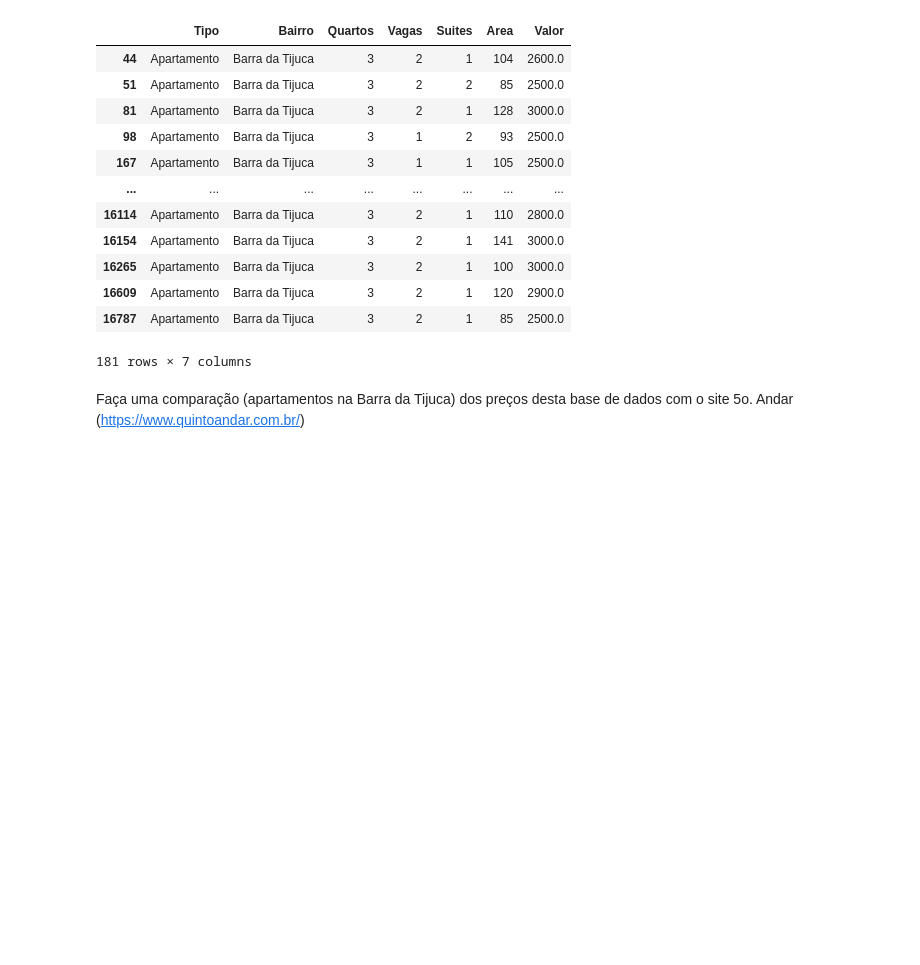
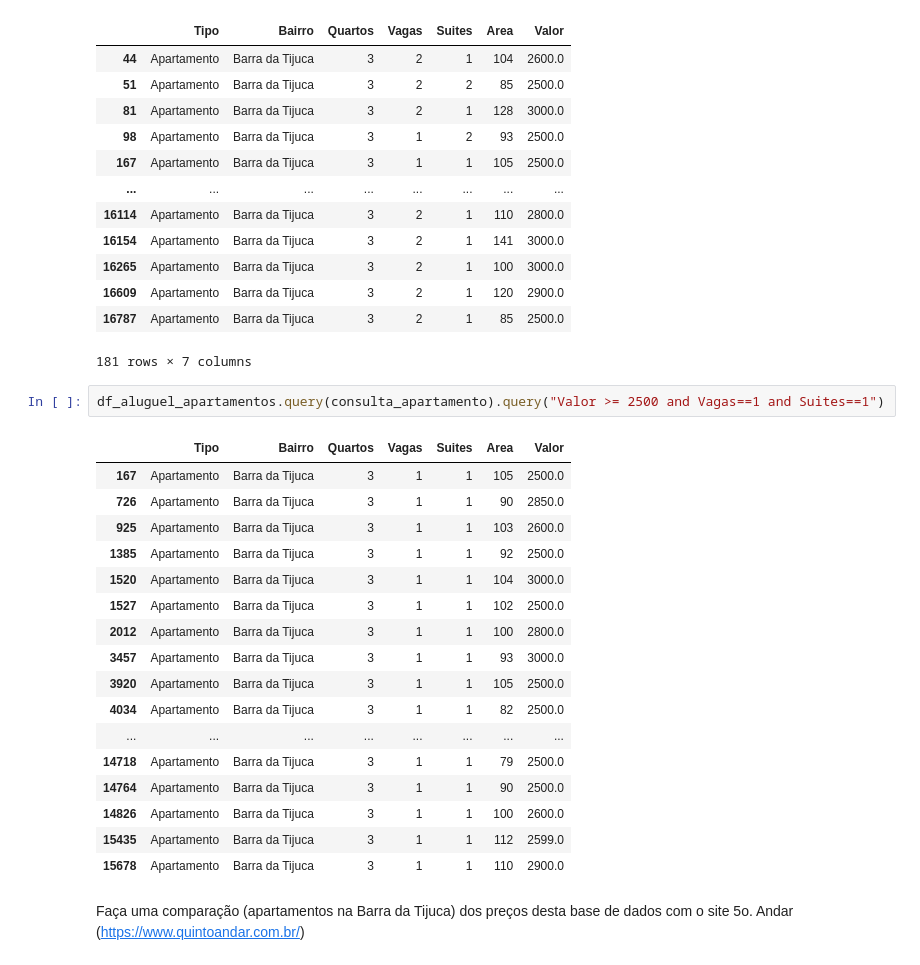
Before and after one commit to armandossrecife/lp20232, a Jupyter notebook: analise_alugueis_rj_2020.ipynb, the cells around one changed output. Drawn from its saved outputs; the diff is of its cells as text; blank space fills up the shorter version.

```diff
--- a/analise_alugueis_rj_2020.ipynb
+++ b/analise_alugueis_rj_2020.ipynb
@@ -577,5 +671,25 @@ df_aluguel_apartamentos.query(consulta_apartamento).query("Valor >= 2500")
 | 16609 | Apartamento | Barra da Tijuca | 3 | 2 | 1 | 120 | 2900.0 |
 | 16787 | Apartamento | Barra da Tijuca | 3 | 2 | 1 | 85 | 2500.0 |
 181 rows × 7 columns
+# %%
+df_aluguel_apartamentos.query(consulta_apartamento).query("Valor >= 2500 and Vagas==1 and Suites==1")
+# %% [output]
+|  | Tipo | Bairro | Quartos | Vagas | Suites | Area | Valor |
+| 167 | Apartamento | Barra da Tijuca | 3 | 1 | 1 | 105 | 2500.0 |
+| 726 | Apartamento | Barra da Tijuca | 3 | 1 | 1 | 90 | 2850.0 |
+| 925 | Apartamento | Barra da Tijuca | 3 | 1 | 1 | 103 | 2600.0 |
+| 1385 | Apartamento | Barra da Tijuca | 3 | 1 | 1 | 92 | 2500.0 |
+| 1520 | Apartamento | Barra da Tijuca | 3 | 1 | 1 | 104 | 3000.0 |
+| 1527 | Apartamento | Barra da Tijuca | 3 | 1 | 1 | 102 | 2500.0 |
+| 2012 | Apartamento | Barra da Tijuca | 3 | 1 | 1 | 100 | 2800.0 |
+| 3457 | Apartamento | Barra da Tijuca | 3 | 1 | 1 | 93 | 3000.0 |
+| 3920 | Apartamento | Barra da Tijuca | 3 | 1 | 1 | 105 | 2500.0 |
+| 4034 | Apartamento | Barra da Tijuca | 3 | 1 | 1 | 82 | 2500.0 |
+| ... | ... | ... | ... | ... | ... | ... | ... |
+| 14718 | Apartamento | Barra da Tijuca | 3 | 1 | 1 | 79 | 2500.0 |
+| 14764 | Apartamento | Barra da Tijuca | 3 | 1 | 1 | 90 | 2500.0 |
+| 14826 | Apartamento | Barra da Tijuca | 3 | 1 | 1 | 100 | 2600.0 |
+| 15435 | Apartamento | Barra da Tijuca | 3 | 1 | 1 | 112 | 2599.0 |
+| 15678 | Apartamento | Barra da Tijuca | 3 | 1 | 1 | 110 | 2900.0 |
 # %% [markdown]
 Faça uma comparação (apartamentos na Barra da Tijuca) dos preços desta base de dados com o site 5o. Andar (https://www.quintoandar.com.br/)
```
Also changed, not shown: parts of 21 cells of this notebook.
